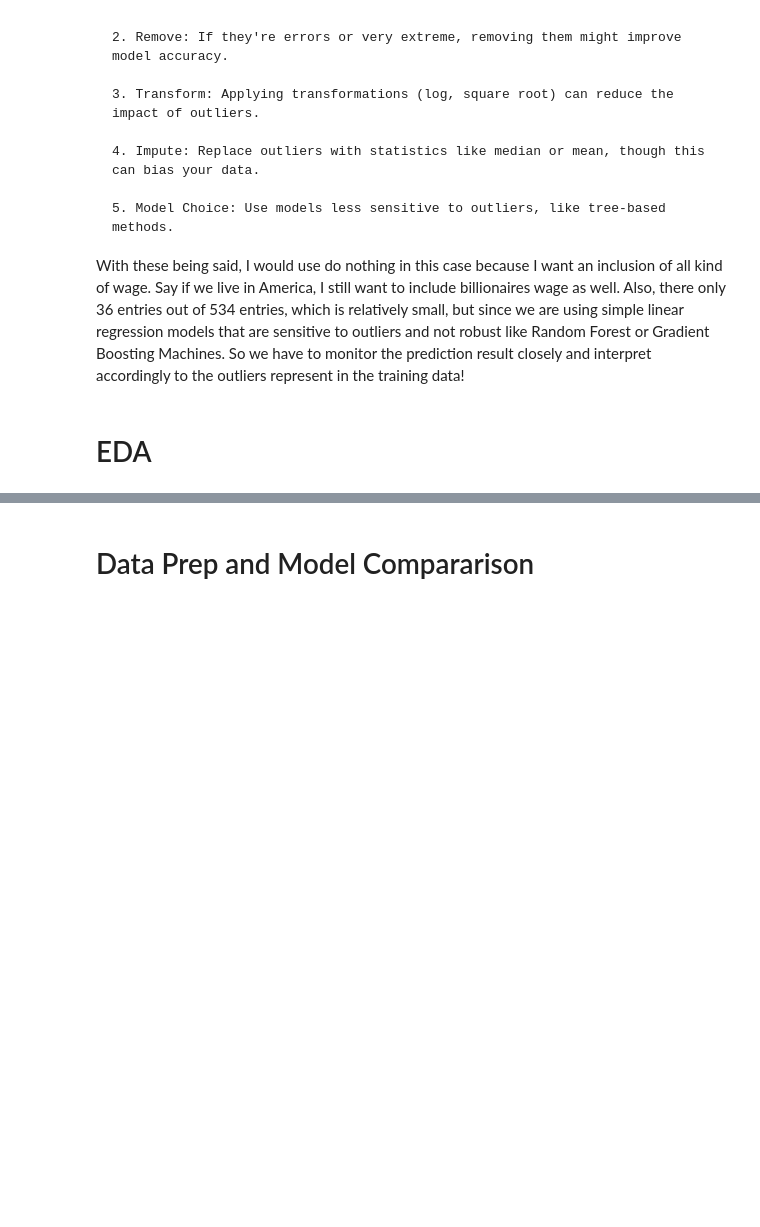
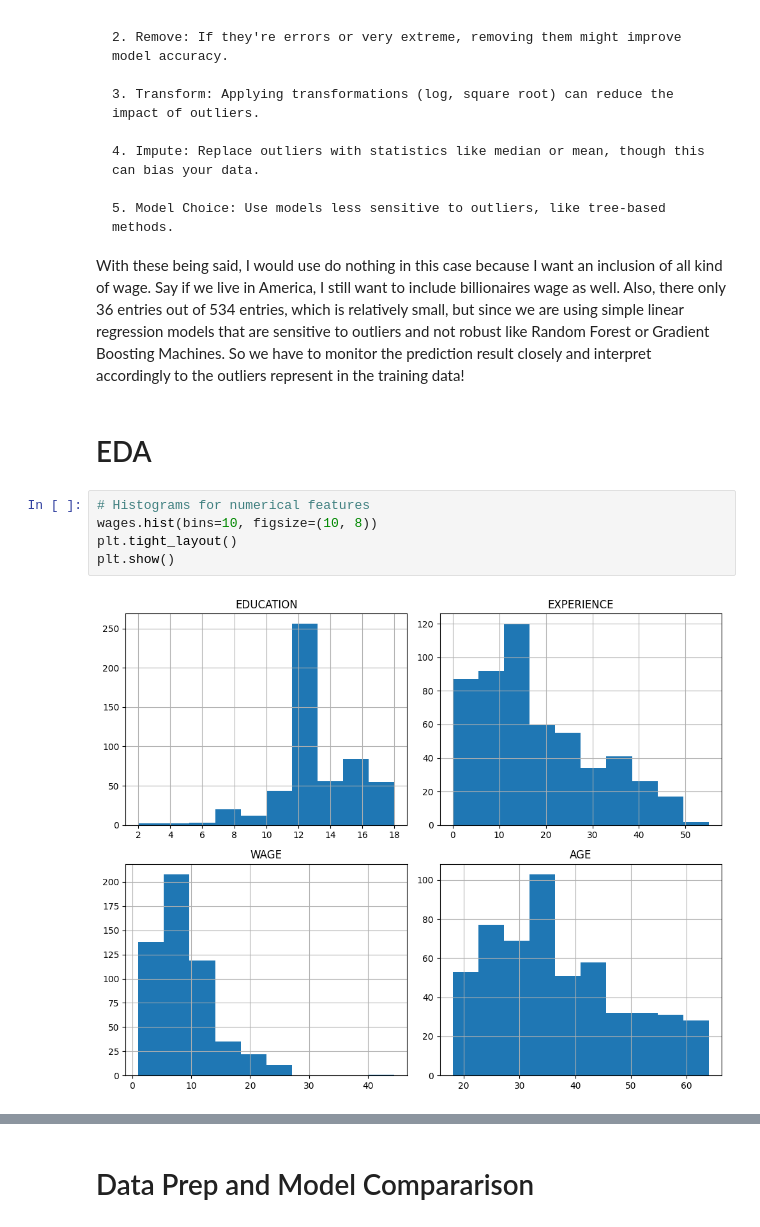
Before and after one commit to dcnguyen060899/UCBerkleyML-AI-TryIts, a Jupyter notebook: module 9/9.3/src/try_it_9.2-starter.ipynb, the cells around one changed output, grey strips where cells are left out. Saved outputs shown, nothing was run; the diff lists cells and outputs as text; blank space fills up the shorter version.

```diff
--- a/module 9/9.3/src/try_it_9.2-starter.ipynb
+++ b/module 9/9.3/src/try_it_9.2-starter.ipynb
@@ -132,3 +134,10 @@ here are some considerations and guildines I came up with:
 With these being said, I would use do nothing in this case because I want an inclusion of all kind of wage. Say if we live in America, I still want to include billionaires wage as well. Also, there only 36 entries out of 534 entries, which is relatively small, but since we are using simple linear regression models that are sensitive to outliers and not robust like Random Forest or Gradient Boosting Machines. So we have to monitor the prediction result closely and interpret accordingly to the outliers represent in the training data!
 # %% [markdown]
 # EDA
+# %%
+# Histograms for numerical features
+wages.hist(bins=10, figsize=(10, 8))
+plt.tight_layout()
+plt.show()
+# %% [output]
+[figure, added]
```
Also changed, not shown: parts of 9 cells of this notebook, 1 other file.
